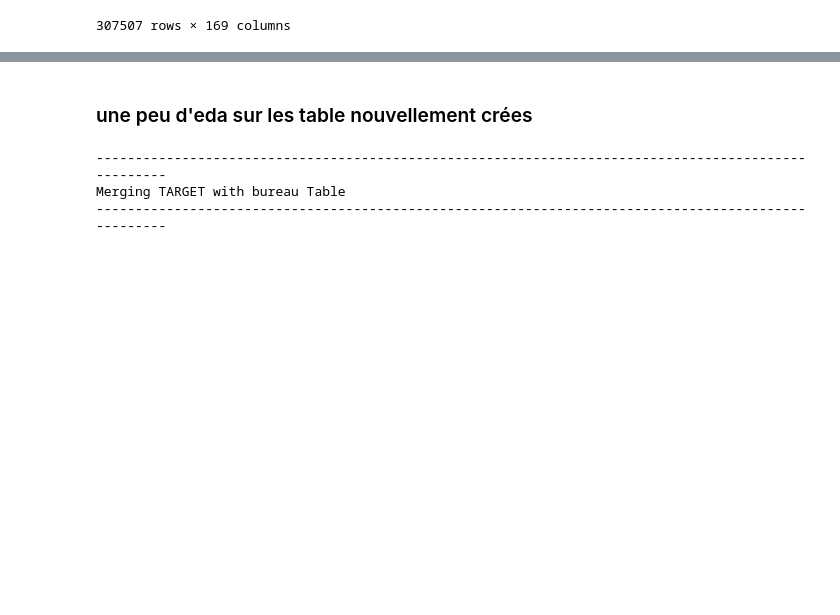
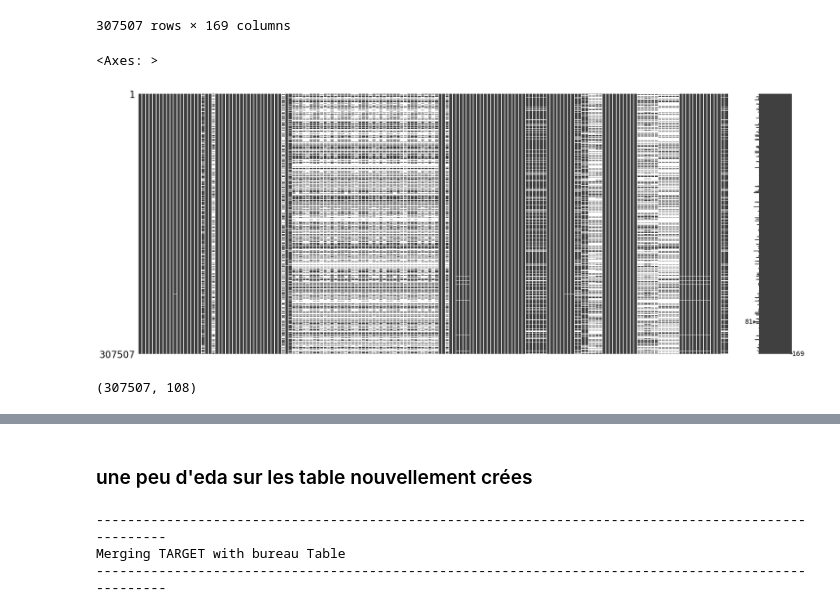
Before and after one commit to ASAKHRI/ProjetFilRouge, a Jupyter notebook: fEngeneering.ipynb, the cells around one changed output, grey strips where cells are left out. Drawn from its saved outputs; the diff is of its cells as text; code cells hidden in the pictures; blank space fills up the shorter version.

```diff
--- a/fEngeneering.ipynb
+++ b/fEngeneering.ipynb
@@ -677,3 +702,13 @@ application_train
 | 307509 | 456254 | 1 | Cash loans | F | N | Y | 0 | ... |
 | 307510 | 456255 | 0 | Cash loans | F | N | N | 0 | ... |
 307507 rows × 169 columns
+# %%
+msno.matrix(application_train)
+# %% [output]
+<Axes: >
+[figure, added]
+# %%
+application_train_light = supprimer_colonnes_manquantes(application_train, 0.3)
+application_train_light.shape
+# %% [output]
+(307507, 108)
```
Also changed, not shown: parts of 29 cells of this notebook, 1 other file.
